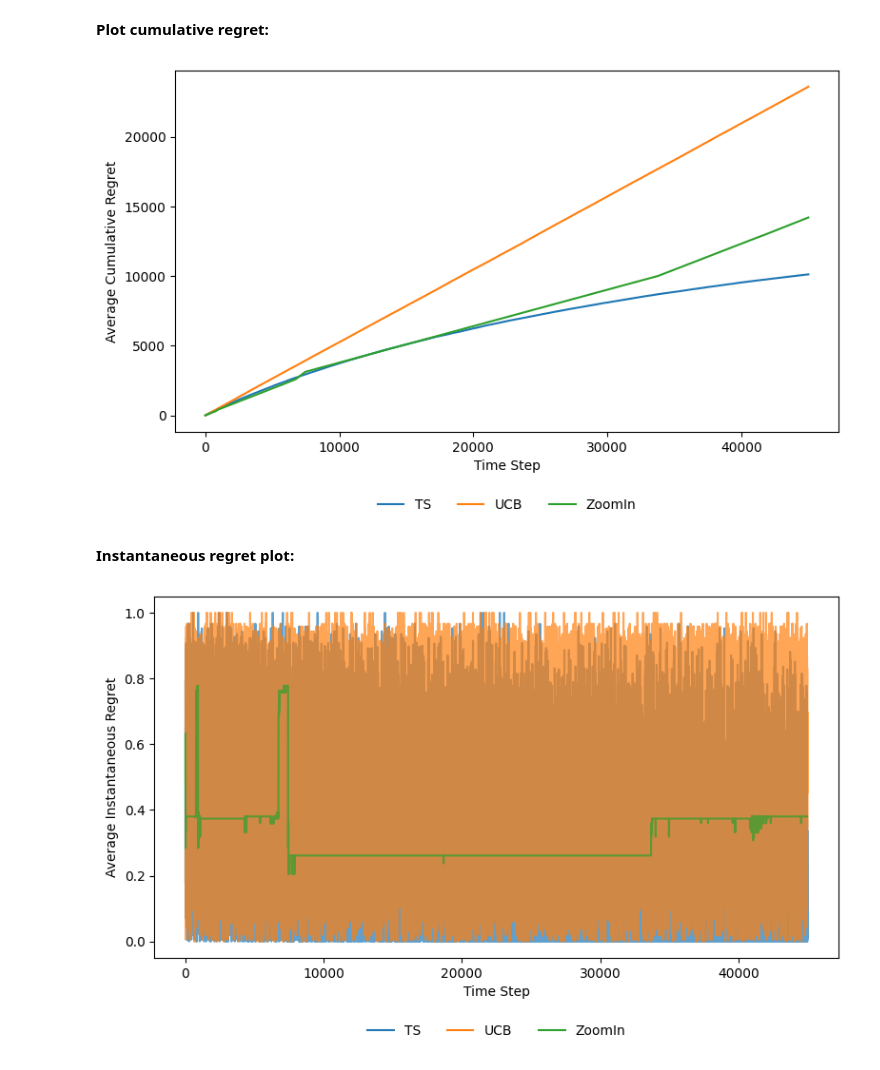
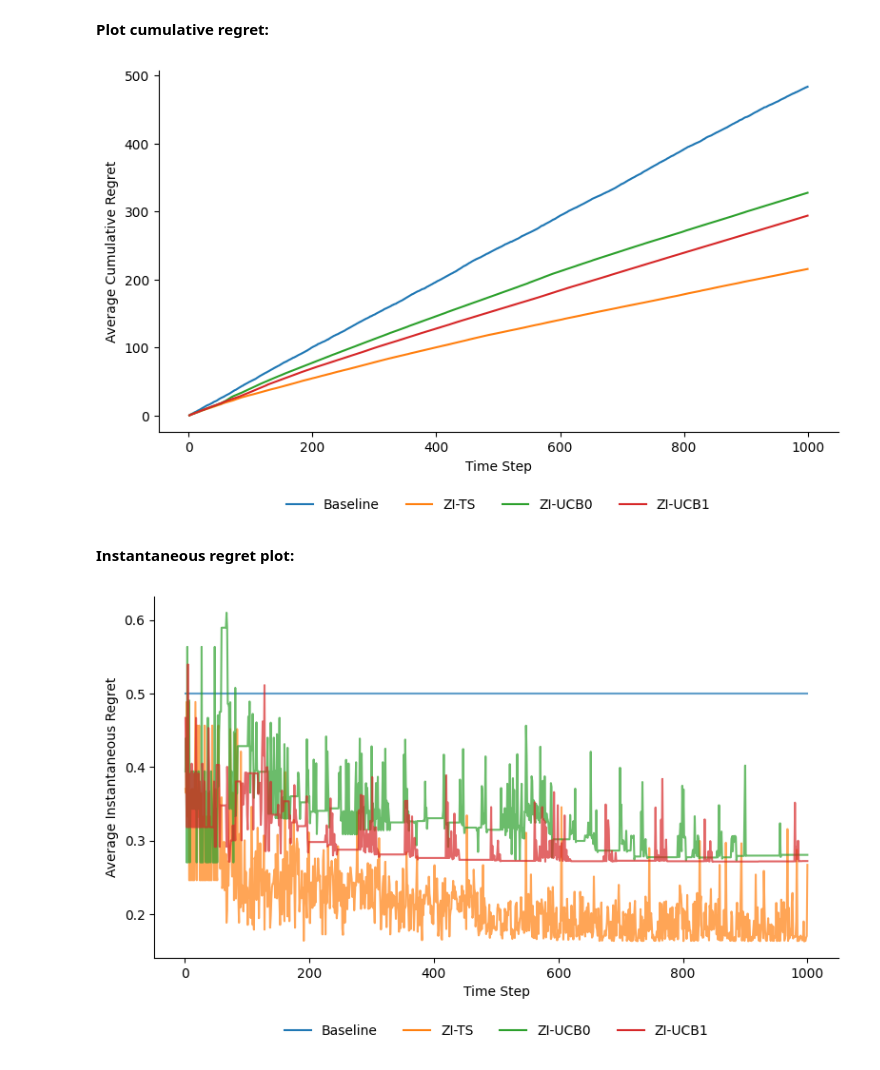
Before and after one commit to marvinernst1020/bandits_algorithms, a Jupyter notebook: spatial/notebooks/01_compare_bandits.ipynb, the cells around one changed output. Cells and saved outputs as stored; diff of their text form; code cells hidden in the pictures.

Commit message:
changed the ground truth and hyper-parameters for ZoomIn

```diff
--- a/spatial/notebooks/01_compare_bandits.ipynb
+++ b/spatial/notebooks/01_compare_bandits.ipynb
@@ -27,39 +27,48 @@ from src import (
 # %% [markdown]
 **Simulation configuration:**
 # %%
-K = 500
-T = 45000
+K = 1000000 # before we did 500
+T = 1000
 D = 2
 SIGMA = 0.001 # standard deviation of the noise in the reward distribution - VERY important for the performance of the algorithms!
-N_RUNS = 1
+N_RUNS = 100
 LENGTH_SCALE = 1.0 # length scale for the GP prior = how quickly rewards change across space, highher = good arms are further from bad ones - very IMPORTANT!
 SCALE_FACTOR = 1.0 # scale factor for the GP prior = how much the rewards vary across space, in total terms (not in distance (this is just a scalar) - (before 20.0)
 BIAS = 0.0 # bias for the GP prior = how much the rewards are shifted up or down, in total terms (not in distance (this is just a constant) - (before 29.0)
 
 # Strict Lipschitz with no noise (and strictly scaled to [0, 1] x [0, 1]) is Lipschitz with constant 1.0:
 CUSTOM = True
+BERNOULLI = False
 
 ### For the ZoomIn: ###
 
+# assumed reward type:
+# REWARD = "bernoulli"
+REWARD = None # is Gaussian
+
 # smoothness constant: scale of the confidence radius - influences when a region is split.
-NU = 5.0   # smaller NU = more willing to split (i.e. assumes rewards change less across space) - we could make this up to 10 or bigger
+NU = 1.0   # smaller NU = more willing to split (i.e. assumes rewards change less across space) - we could make this up to 10 or bigger
 
 # shrinking factor: how quickly regions shrink as the algorithm zooms in
-RHO = 0.999 # smaller RHO = more aggressive shrinking
+RHO = 0.99999 # smaller RHO = more aggressive shrinking - 0.999
 
 EXTRA_STEPS = T # how many extra steps after ZoomIn has locked into a region (put something different than T if you want this!)
 
 algorithms_to_compare = {
-    "ZoomIn": lambda f, arms: get_zoomin_algorithm(f, domain=[[0, 1], [0, 1]], rounds=T, nu=NU, rho=RHO),
+    "ZI-UCB0": lambda f, arms: get_zoomin_algorithm(f, domain=[[0, 1], [0, 1]], rounds=T, nu=NU, rho=RHO, scoring_method="ucb", reward_type=REWARD),
+    "ZI-UCB1": lambda f, arms: get_zoomin_algorithm(f, domain=[[0, 1], [0, 1]], rounds=T, nu=NU, rho=RHO, scoring_method="tuned_ucb", reward_type=REWARD),
+    "ZI-TS": lambda f, arms: get_zoomin_algorithm(f, domain=[[0, 1], [0, 1]], rounds=T, nu=NU, rho=RHO, scoring_method="ts", reward_type=REWARD),
     #"GP-UCB": lambda f, arms: GaussianProcessUCB(arms), # here we could also try with different length scales
     #"GP-TS": lambda f, arms: GaussianProcessTS(arms), # here we could also try with different length scales
-    "UCB":    lambda f, arms: GaussianUCB(K),
-    "TS":     lambda f, arms: GaussianTS(K)
+    "Baseline":    lambda f, arms: GaussianUCB0(K),
+    #"UCB0":    lambda f, arms: GaussianUCB0(K),
+    #"UCB1":    lambda f, arms: GaussianUCB1(K),
+    #"TS":     lambda f, arms: GaussianTS(K)
 }
 # %% [markdown]
 **Example Bandits Space:**
 # %%
-X, mu, f = generate_ground_truth(K=K, d=2, sigma=SIGMA, random_state=0, length_scale=LENGTH_SCALE, scale_factor=SCALE_FACTOR, bias=BIAS, use_custom_f=CUSTOM)
+X, mu, f = generate_ground_truth(K=K, d=2, sigma=SIGMA, random_state=0, length_scale=LENGTH_SCALE, scale_factor=SCALE_FACTOR, bias=BIAS, use_custom_f=CUSTOM, use_bernoulli=BERNOULLI)
 plot_arm_positions(X, mu)
 
 best_reward = np.max(mu)
@@ -121,7 +130,7 @@ for run in trange(N_RUNS, desc="Simulation runs"):
     X, mu, f = generate_ground_truth(
         K=K, d=D, sigma=SIGMA, random_state=run,
         length_scale=LENGTH_SCALE, scale_factor=SCALE_FACTOR, bias=BIAS,
-        use_custom_f=CUSTOM
+        use_custom_f=CUSTOM, use_bernoulli=BERNOULLI
     )
 
     algos = {name: constructor(f, X) for name, constructor in algorithms_to_compare.items()}
@@ -136,7 +145,7 @@ for run in trange(N_RUNS, desc="Simulation runs"):
             break
 
         for name, algo in algos.items():
-            if name == "ZoomIn":
+            if name.startswith("ZI"):
                 x_t = algo.pull(t)
                 x_array = np.atleast_2d(np.asarray(x_t, dtype=np.float64).flatten())
                 a_t = np.argmin(np.linalg.norm(X - x_array, axis=1))
@@ -159,7 +168,7 @@ for run in trange(N_RUNS, desc="Simulation runs"):
             if regret > optimal - mu.min() + 1e-6:
                 print(f"[Warning] t={t}, algo={name}, arm={a_t}, mu[a_t]={expected:.2f}, regret={regret:.2f}")
                 print(f"mu.max()={optimal:.2f}, mu.min()={mu.min():.2f}")
-                print(f"x_t={x_t}, x_array={x_array if name == 'ZoomIn' else 'N/A'}")
+                print(f"x_t={x_t}, x_array={x_array if name.startswith('ZoomIn') else 'N/A'}")
                 assert False, "Regret exceeds theoretical maximum — likely incorrect arm index"
 
             # update tracker
@@ -183,21 +194,24 @@ df_avg["avg_regret"] = df_avg["avg_regret"].apply(np.ravel).apply(lambda x: x[0]
 # %%
 plot_cumulative_regret(df_avg)
 # %% [output]
-[figure, old version]
+[figure, new version]
 # %% [markdown]
 **Instantaneous regret plot:**
 # %%
 inst_df = pd.DataFrame(records)
 inst_df.sort_values(["run", "algorithm", "time"], inplace=True)
 
 inst_df["instantaneous_regret"] = inst_df.groupby(["run", "algorithm"])['regret'].diff().fillna(inst_df["regret"])
 
 df_inst_avg = inst_df.groupby(['algorithm', 'time'])['instantaneous_regret'].mean().reset_index()
 df_inst_avg.rename(columns={"instantaneous_regret": "avg_inst_regret"}, inplace=True)
 df_inst_avg["avg_inst_regret"] = df_inst_avg["avg_inst_regret"].apply(ensure_scalar)
 df_inst_avg.dropna(subset=["avg_inst_regret"], inplace=True)
 df_inst_avg["avg_inst_regret"] = df_inst_avg["avg_inst_regret"].astype(float)
 
+# Set baseline to flat line at 0.5
+df_inst_avg.loc[df_inst_avg["algorithm"] == "Baseline", "avg_inst_regret"] = 0.5
+
 plot_instantaneous_regret(df_inst_avg)
 # %% [output]
-[figure, old version]
+[figure, new version]
```
Also changed, not shown: parts of 3 cells of this notebook, 7 other files.
